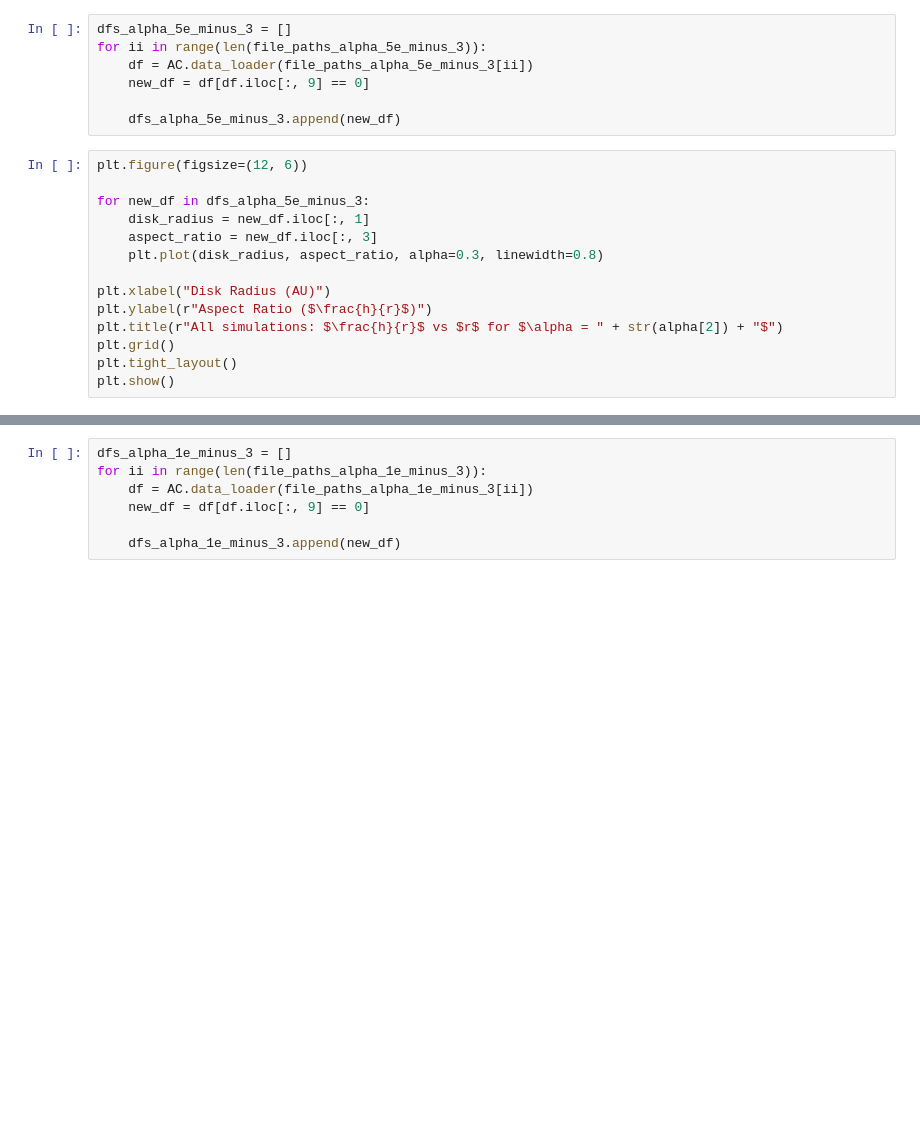
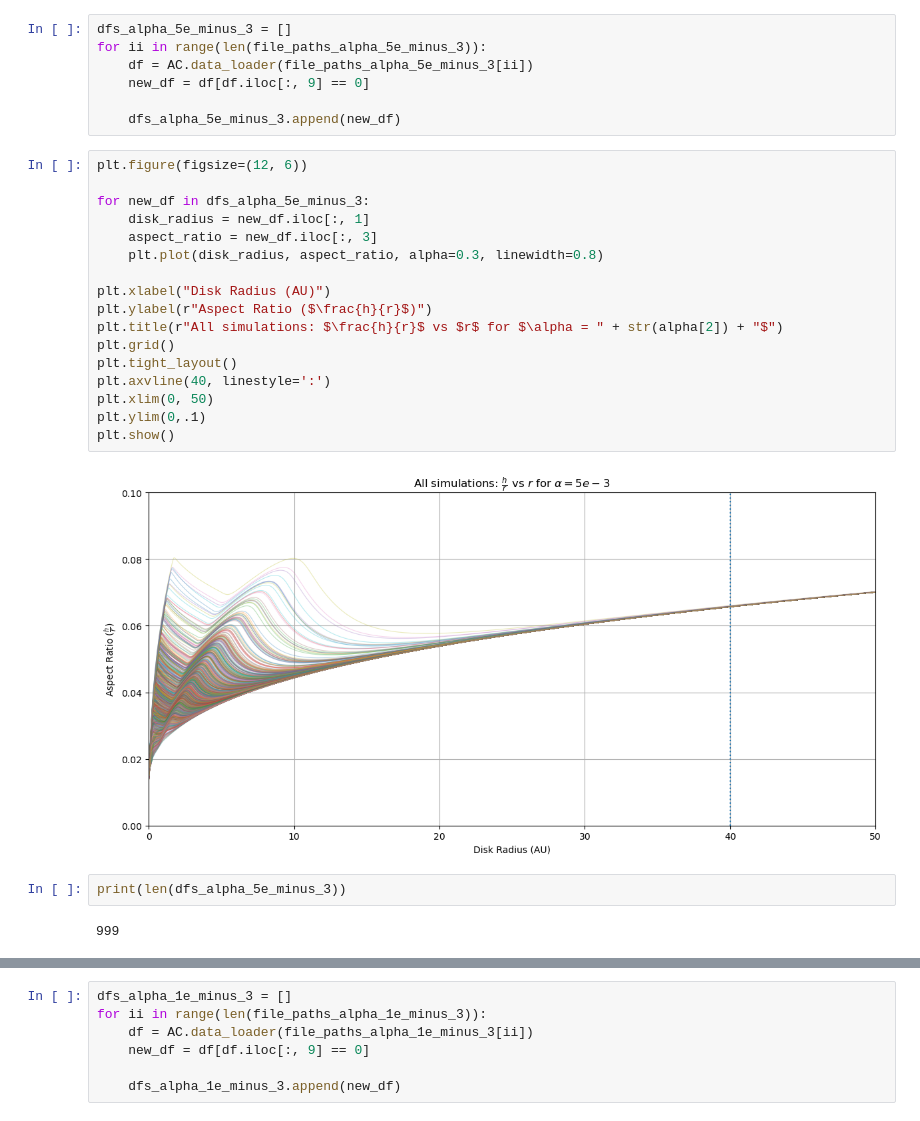
Before and after one commit to Chartman25/UnigeMasters, a Jupyter notebook: Astrophysics_Lab_Disc_Truncation/disk_height_to_radius.ipynb, the cells around one changed output, grey strips where cells are left out. Saved outputs shown, nothing was run; the diff lists cells and outputs as text; blank space fills up the shorter version.

```diff
--- a/Astrophysics_Lab_Disc_Truncation/disk_height_to_radius.ipynb
+++ b/Astrophysics_Lab_Disc_Truncation/disk_height_to_radius.ipynb
@@ -96,14 +231,23 @@ for ii in range(len(file_paths_alpha_5e_minus_3)):
 # %%
 plt.figure(figsize=(12, 6))
 
 for new_df in dfs_alpha_5e_minus_3:
     disk_radius = new_df.iloc[:, 1]
     aspect_ratio = new_df.iloc[:, 3]
     plt.plot(disk_radius, aspect_ratio, alpha=0.3, linewidth=0.8)
 
 plt.xlabel("Disk Radius (AU)")
 plt.ylabel(r"Aspect Ratio ($\frac{h}{r}$)")
 plt.title(r"All simulations: $\frac{h}{r}$ vs $r$ for $\alpha = " + str(alpha[2]) + "$")
 plt.grid()
 plt.tight_layout()
+plt.axvline(40, linestyle=':')
+plt.xlim(0, 50)
+plt.ylim(0,.1)
 plt.show()
+# %% [output]
+[figure, added]
+# %%
+print(len(dfs_alpha_5e_minus_3))
+# %% [output]
+999
```
Also changed, not shown: parts of 14 cells of this notebook, 6 other files.
